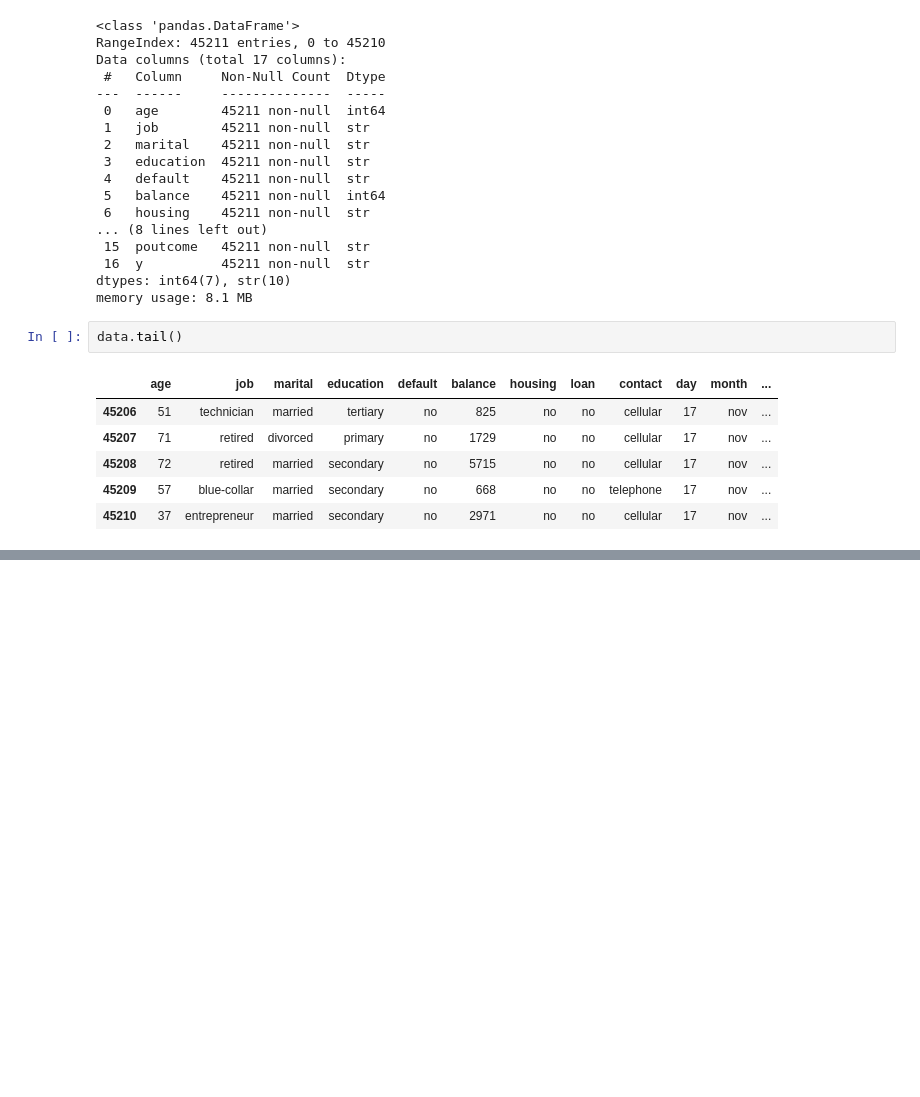
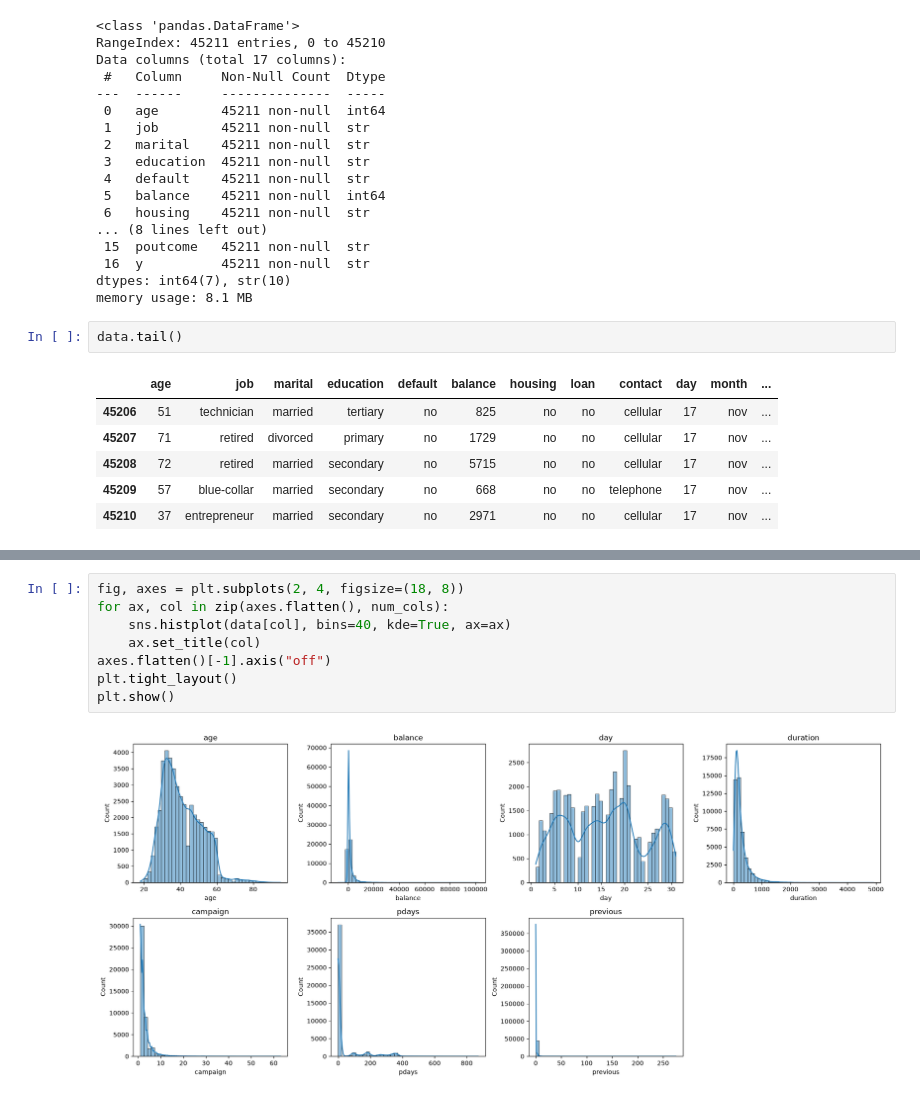
Before and after one commit to ahmedhamdy-DS/Bank-Marketing-, a Jupyter notebook: ml_bank_marketing_pipeline.ipynb, the cells around one changed output, grey strips where cells are left out. Drawn from its saved outputs; the diff is of its cells as text; blank space fills up the shorter version.

```diff
--- a/ml_bank_marketing_pipeline.ipynb
+++ b/ml_bank_marketing_pipeline.ipynb
@@ -49,0 +68,10 @@ data.tail()
+# %%
+fig, axes = plt.subplots(2, 4, figsize=(18, 8))
+for ax, col in zip(axes.flatten(), num_cols):
+    sns.histplot(data[col], bins=40, kde=True, ax=ax)
+    ax.set_title(col)
+axes.flatten()[-1].axis("off")
+plt.tight_layout()
+plt.show()
+# %% [output]
+[figure, added]
```
Also changed, not shown: parts of 4 cells of this notebook.
